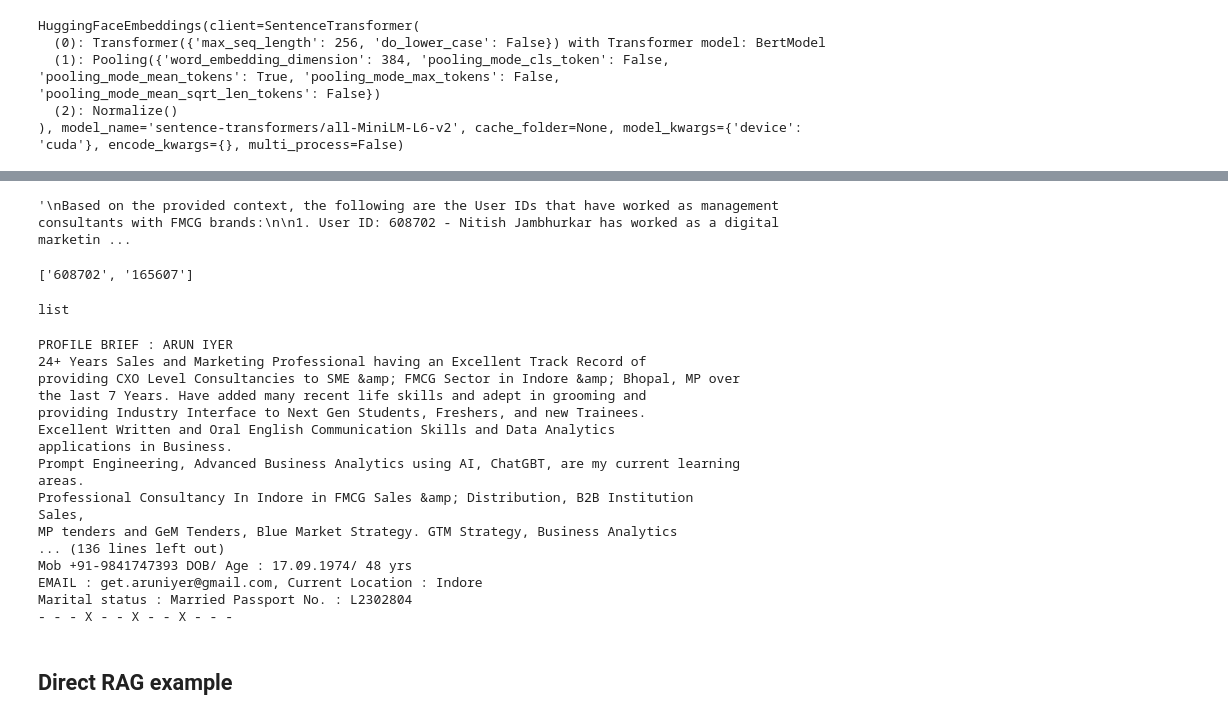
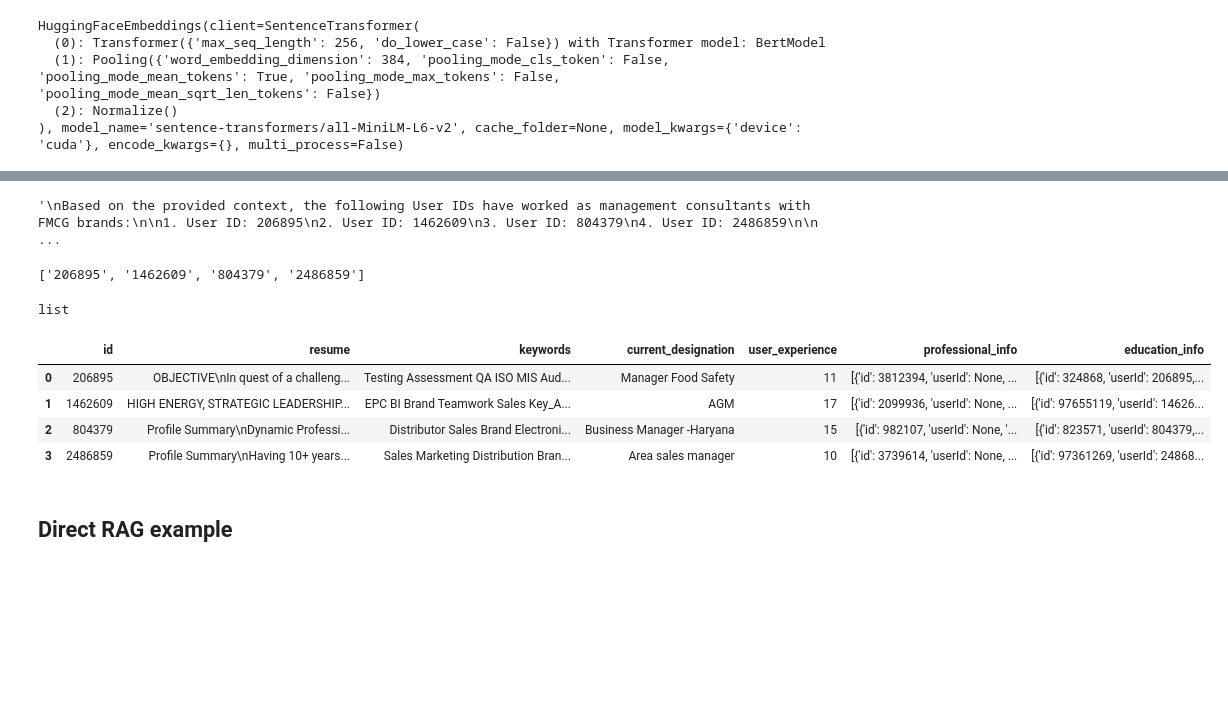
Before and after one commit to Highorbit/llama-recipes, a Jupyter notebook: examples/code_langchain/RAG_example.ipynb, the cells around one changed output, grey strips where cells are left out. Cells and saved outputs as stored; diff of their text form; code cells hidden in the pictures; blank space fills up the shorter version.

Commit message:
written function for validation of output generated from LLM

```diff
--- a/examples/code_langchain/RAG_example.ipynb
+++ b/examples/code_langchain/RAG_example.ipynb
@@ -118,4 +122,4 @@ db = FAISS.load_local(DB_FAISS_PATH, embeddings)
 # %%
 # y = "https://api-inference.huggingface.co/models/meta-llama/Llama-2-7b-chat-hf"
 # %%
-model
+model = 'meta-llama/Llama-2-7b-chat-hf'
@@ -233,7 +235,7 @@ result
 # %%
 result['result']
 # %% [output]
-'\nBased on the provided context, the following are the User IDs that have worked as management consultants with FMCG brands:\n\n1. User ID: 608702 - Nitish Jambhurkar has worked as a digital marketin ...
+'\nBased on the provided context, the following User IDs have worked as management consultants with FMCG brands:\n\n1. User ID: 206895\n2. User ID: 1462609\n3. User ID: 804379\n4. User ID: 2486859\n\n ...
 # %%
 import re
 
@@ -243,7 +245,7 @@ user_ids = re.findall(user_id_pattern, result['result'])
 
 print(user_ids)
 # %% [output]
-['608702', '165607']
+['206895', '1462609', '804379', '2486859']
 # %%
 uid = []
 for idx in user_ids:
@@ -256,26 +258,16 @@ list
 # %%
 from user_info import get_user_data_search_embed
 df = get_user_data_search_embed(uid)
+# %%
+df
+# %% [output]
+|  | id | resume | keywords | current_designation | user_experience | professional_info | education_info |
+| 0 | 206895 | OBJECTIVE\nIn quest of a challeng... | Testing Assessment QA ISO MIS Aud... | Manager Food Safety | 11 | [{'id': 3812394, 'userId': None, ... | [{'id': 324868, 'userId': 206895,... |
+| 1 | 1462609 | HIGH ENERGY, STRATEGIC LEADERSHIP... | EPC BI Brand Teamwork Sales Key_A... | AGM | 17 | [{'id': 2099936, 'userId': None, ... | [{'id': 97655119, 'userId': 14626... |
+| 2 | 804379 | Profile Summary\nDynamic Professi... | Distributor Sales Brand Electroni... | Business Manager -Haryana | 15 | [{'id': 982107, 'userId': None, '... | [{'id': 823571, 'userId': 804379,... |
+| 3 | 2486859 | Profile Summary\nHaving 10+ years... | Sales Marketing Distribution Bran... | Area sales manager | 10 | [{'id': 3739614, 'userId': None, ... | [{'id': 97361269, 'userId': 24868... |
 # %%
-print(df[['resume']].values[1][0])
+# print(df[['resume']].values[1][0])
-# %% [output]
-PROFILE BRIEF : ARUN IYER
-24+ Years Sales and Marketing Professional having an Excellent Track Record of
-providing CXO Level Consultancies to SME &amp; FMCG Sector in Indore &amp; Bhopal, MP over
-the last 7 Years. Have added many recent life skills and adept in grooming and
-providing Industry Interface to Next Gen Students, Freshers, and new Trainees.
-Excellent Written and Oral English Communication Skills and Data Analytics
-applications in Business.
-Prompt Engineering, Advanced Business Analytics using AI, ChatGBT, are my current learning
-areas.
-Professional Consultancy In Indore in FMCG Sales &amp; Distribution, B2B Institution
-Sales,
-MP tenders and GeM Tenders, Blue Market Strategy. GTM Strategy, Business Analytics
-... (136 lines left out)
-Mob +91-9841747393 DOB/ Age : 17.09.1974/ 48 yrs
-EMAIL : get.aruniyer@gmail.com, Current Location : Indore
-Marital status : Married Passport No. : L2302804
-- - - X - - X - - X - - -
 # %%
 ## questions
 # give that User ID which has Assistant Sales Manager Mid-Level and also worked in client relationship managerment
```
Also changed, not shown: parts of 10 cells of this notebook, 8 other files.
